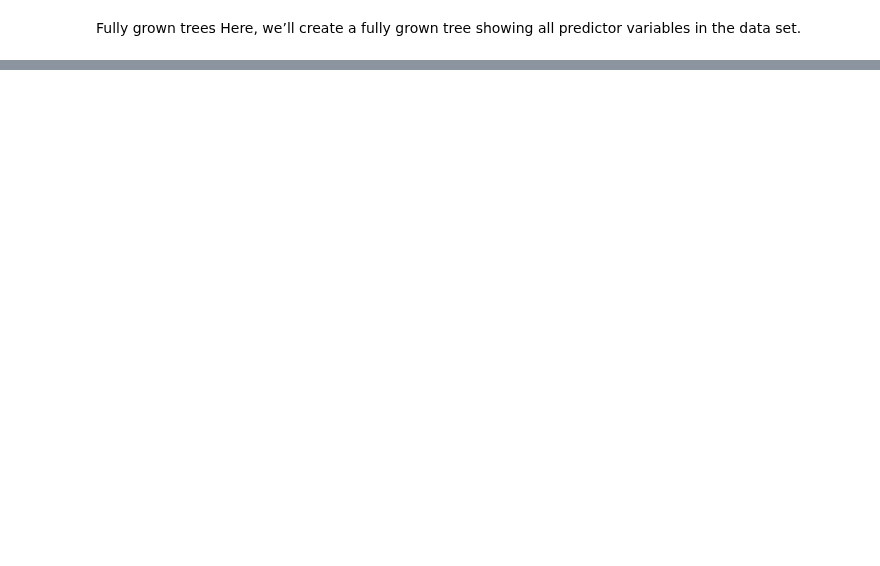
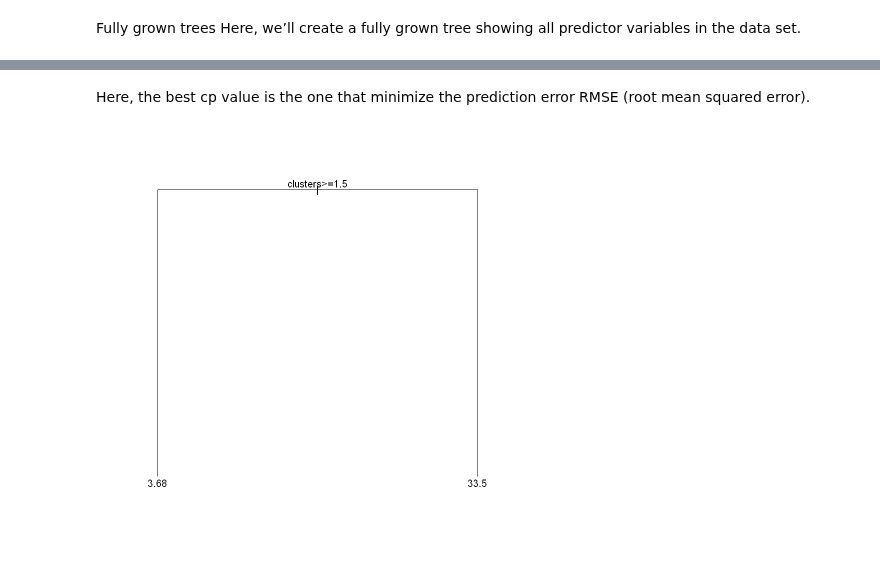
Before and after one commit to narslab/water-accessibility, a Jupyter notebook: bin/jupyter/Classification.ipynb, the cells around one changed output, grey strips where cells are left out. Drawn from its saved outputs; the diff is of its cells as text; code cells hidden in the pictures; blank space fills up the shorter version.

```diff
--- a/bin/jupyter/Classification.ipynb
+++ b/bin/jupyter/Classification.ipynb
@@ -122,0 +190,14 @@ head(predicted.classes)
+# %%
+# Fit the model on the training set
+set.seed(123)
+model <- train(
+  bore ~., data = train.data, method = "rpart",
+  trControl = trainControl("cv", number = 10),
+  tuneLength = 10
+  )
+# Plot model error vs different values of
+# cp (complexity parameter)
+plot(model)
+# Print the best tuning parameter cp that
+# minimize the model RMSE
+model$bestTune
@@ -122,0 +212,9 @@ head(predicted.classes)
+# %% [markdown]
+Here, the best cp value is the one that minimize the prediction error RMSE (root mean squared error).
+# %%
+# Plot the final tree model
+par(xpd = NA) # Avoid clipping the text in some device
+plot(model$finalModel)
+text(model$finalModel, digits = 3)
+# %% [output]
+[figure, added]
```
Also changed, not shown: parts of 17 cells of this notebook.
